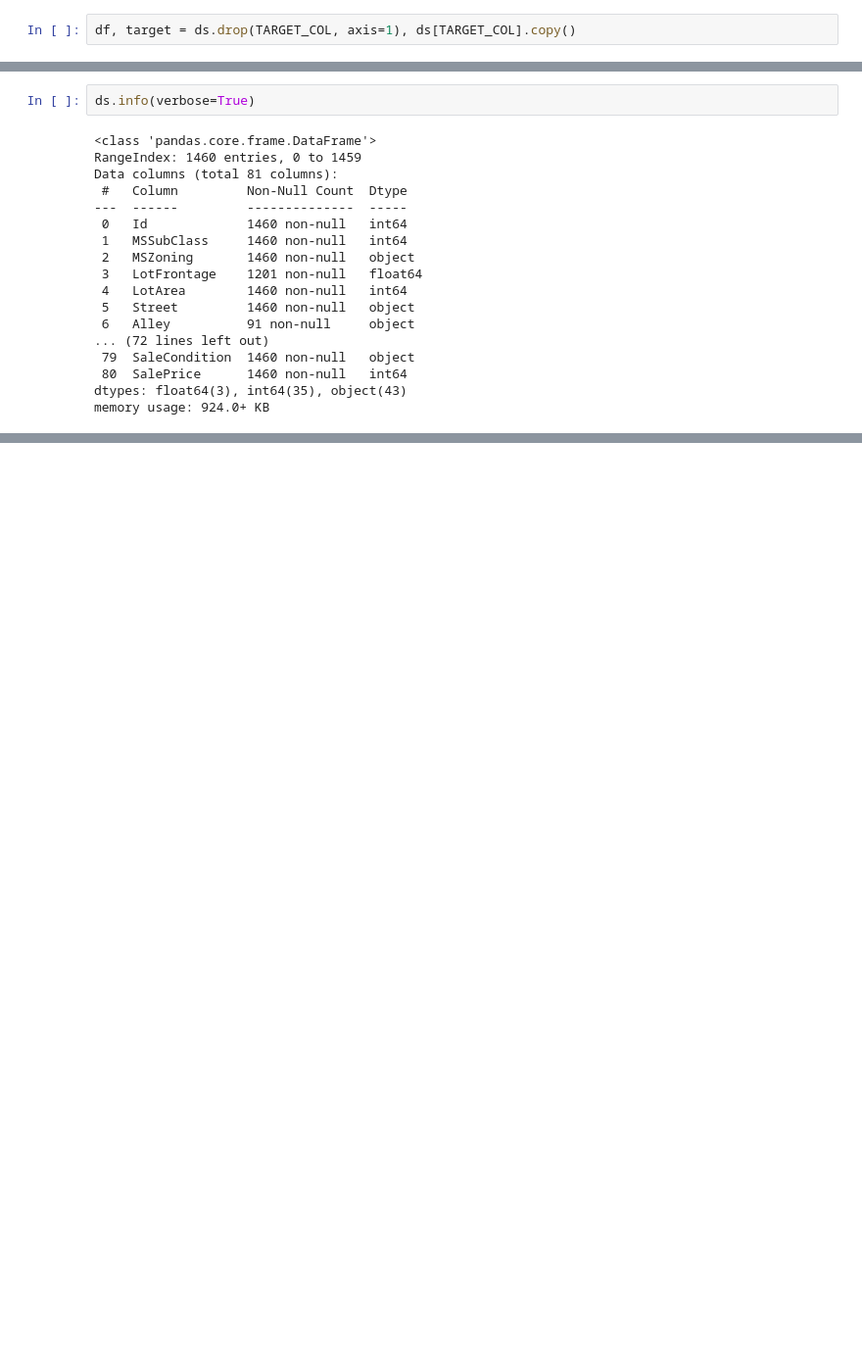
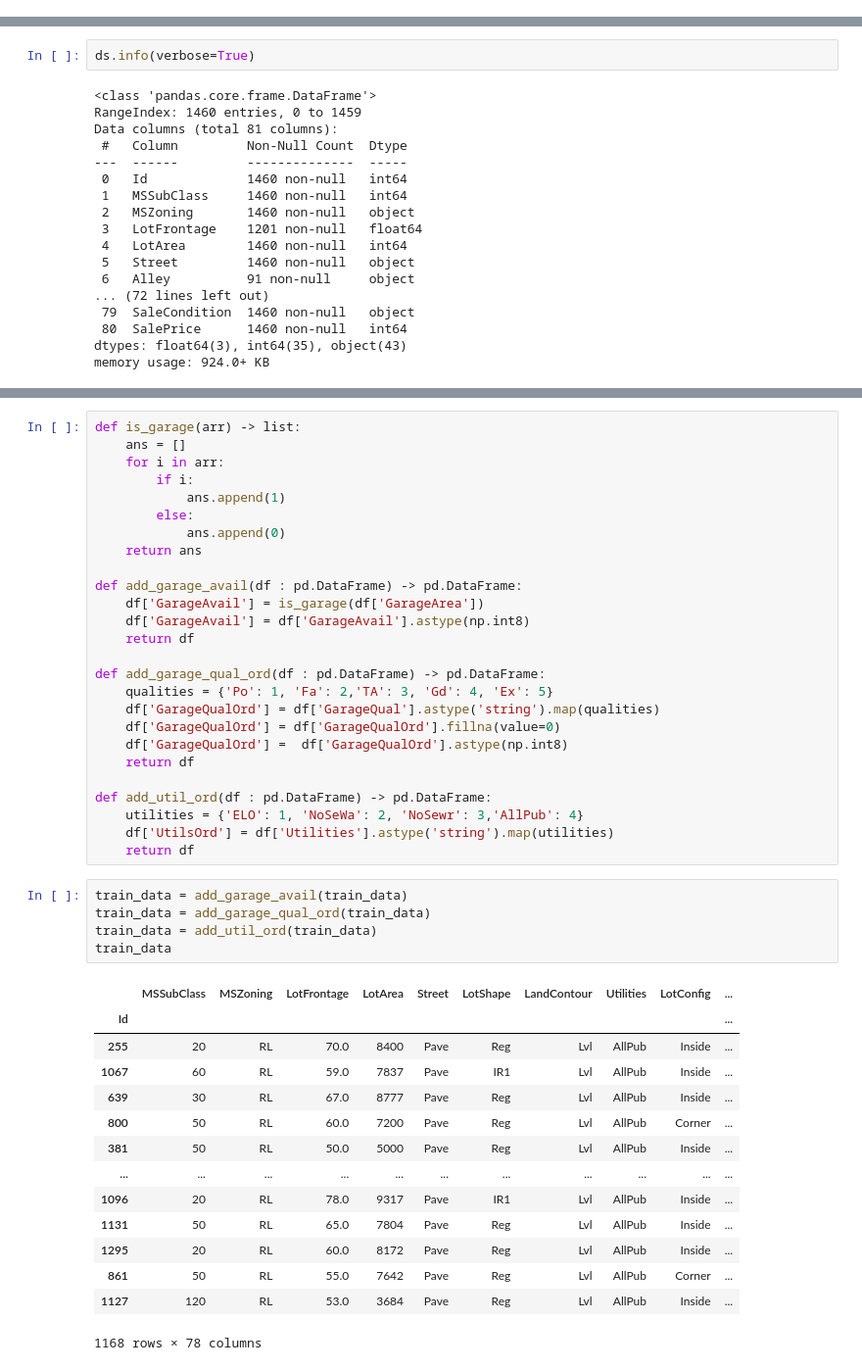
Before and after one commit to kasyanikita/DataAnalysisRegressionLab, a Jupyter notebook: notebooks/preprocces_draft.ipynb, the cells around one changed output, grey strips where cells are left out. Shown at 98% size. Drawn from its saved outputs; the diff is of its cells as text; blank space fills up the shorter version.

```diff
--- a/notebooks/preprocces_draft.ipynb
+++ b/notebooks/preprocces_draft.ipynb
@@ -37,2 +19,0 @@ TARGET_COL = 'SalePrice'
-# %%
-df, target = ds.drop(TARGET_COL, axis=1), ds[TARGET_COL].copy()
@@ -73,0 +111,46 @@ memory usage: 924.0+ KB
+# %%
+def is_garage(arr) -> list:
+    ans = []
+    for i in arr:
+        if i:
+            ans.append(1)
+        else:
+            ans.append(0)
+    return ans
+
+def add_garage_avail(df : pd.DataFrame) -> pd.DataFrame:
+    df['GarageAvail'] = is_garage(df['GarageArea'])
+    df['GarageAvail'] = df['GarageAvail'].astype(np.int8)
+    return df
+
+def add_garage_qual_ord(df : pd.DataFrame) -> pd.DataFrame:
+    qualities = {'Po': 1, 'Fa': 2,'TA': 3, 'Gd': 4, 'Ex': 5}
+    df['GarageQualOrd'] = df['GarageQual'].astype('string').map(qualities)
+    df['GarageQualOrd'] = df['GarageQualOrd'].fillna(value=0)
+    df['GarageQualOrd'] =  df['GarageQualOrd'].astype(np.int8)
+    return df
+
+def add_util_ord(df : pd.DataFrame) -> pd.DataFrame:
+    utilities = {'ELO': 1, 'NoSeWa': 2, 'NoSewr': 3,'AllPub': 4}
+    df['UtilsOrd'] = df['Utilities'].astype('string').map(utilities)
+    return df
+# %%
+train_data = add_garage_avail(train_data)
+train_data = add_garage_qual_ord(train_data)
+train_data = add_util_ord(train_data)
+train_data
+# %% [output]
+|  | MSSubClass | MSZoning | LotFrontage | LotArea | Street | LotShape | LandContour | Utilities | LotConfig | ... |
+| Id |  |  |  |  |  |  |  |  |  | ... |
+| 255 | 20 | RL | 70.0 | 8400 | Pave | Reg | Lvl | AllPub | Inside | ... |
+| 1067 | 60 | RL | 59.0 | 7837 | Pave | IR1 | Lvl | AllPub | Inside | ... |
+| 639 | 30 | RL | 67.0 | 8777 | Pave | Reg | Lvl | AllPub | Inside | ... |
+| 800 | 50 | RL | 60.0 | 7200 | Pave | Reg | Lvl | AllPub | Corner | ... |
+| 381 | 50 | RL | 50.0 | 5000 | Pave | Reg | Lvl | AllPub | Inside | ... |
+| ... | ... | ... | ... | ... | ... | ... | ... | ... | ... | ... |
+| 1096 | 20 | RL | 78.0 | 9317 | Pave | IR1 | Lvl | AllPub | Inside | ... |
+| 1131 | 50 | RL | 65.0 | 7804 | Pave | Reg | Lvl | AllPub | Inside | ... |
+| 1295 | 20 | RL | 60.0 | 8172 | Pave | Reg | Lvl | AllPub | Inside | ... |
+| 861 | 50 | RL | 55.0 | 7642 | Pave | Reg | Lvl | AllPub | Corner | ... |
+| 1127 | 120 | RL | 53.0 | 3684 | Pave | Reg | Lvl | AllPub | Inside | ... |
+1168 rows × 78 columns
```
Also changed, not shown: parts of 12 cells of this notebook, 2 other files.
